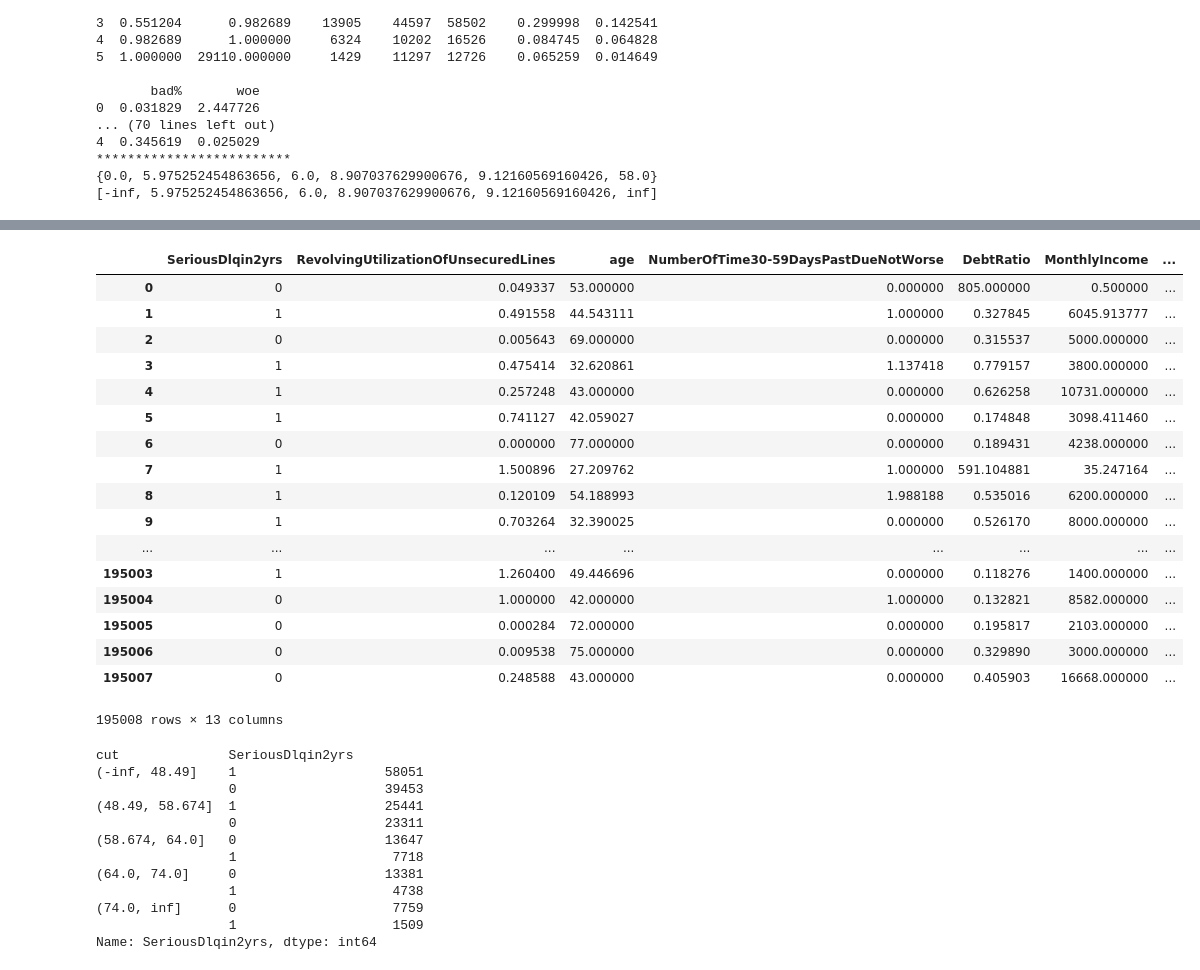
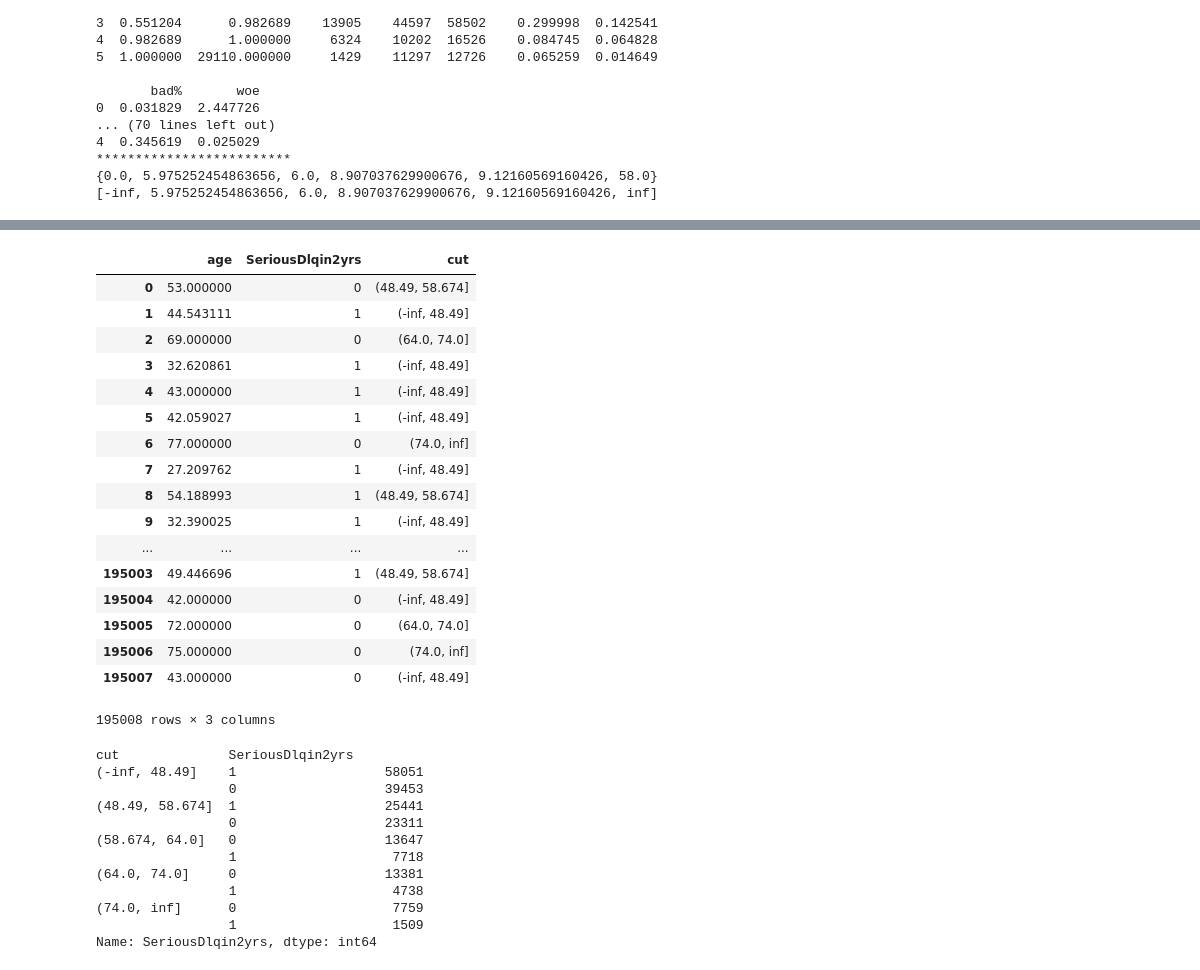
Before and after one commit to appbanana/MachineLearningAction, a Jupyter notebook: scikit-learn/逻辑回归/03-再次操作评分卡再续.ipynb, the cells around one changed output, grey strips where cells are left out. Saved outputs shown, nothing was run; the diff lists cells and outputs as text; code cells hidden in the pictures.

```diff
--- a/scikit-learn/逻辑回归/03-再次操作评分卡再续.ipynb
+++ b/scikit-learn/逻辑回归/03-再次操作评分卡再续.ipynb
@@ -457,30 +478,31 @@ RevolvingUtilizationOfUnsecuredLines
 # %%
 # 计算各箱的woe值并映射到数据中
 data = model_data.copy()
+data = data[['age', 'SeriousDlqin2yrs']].copy()
 # pd.cut, 可以根据已知的分箱间隔把数据分箱
 data['cut'] = pd.cut(data['age'],
                      [-np.inf, 48.489667249622286, 58.67420469903458, 64.0, 74.0, np.inf],
                     )
 data
 # %% [output]
-|  | SeriousDlqin2yrs | RevolvingUtilizationOfUnsecuredLines | age | NumberOfTime30-59DaysPastDueNotWorse | DebtRatio | MonthlyIncome | ... |
-| 0 | 0 | 0.049337 | 53.000000 | 0.000000 | 805.000000 | 0.500000 | ... |
-| 1 | 1 | 0.491558 | 44.543111 | 1.000000 | 0.327845 | 6045.913777 | ... |
-| 2 | 0 | 0.005643 | 69.000000 | 0.000000 | 0.315537 | 5000.000000 | ... |
-| 3 | 1 | 0.475414 | 32.620861 | 1.137418 | 0.779157 | 3800.000000 | ... |
-| 4 | 1 | 0.257248 | 43.000000 | 0.000000 | 0.626258 | 10731.000000 | ... |
-| 5 | 1 | 0.741127 | 42.059027 | 0.000000 | 0.174848 | 3098.411460 | ... |
-| 6 | 0 | 0.000000 | 77.000000 | 0.000000 | 0.189431 | 4238.000000 | ... |
-| 7 | 1 | 1.500896 | 27.209762 | 1.000000 | 591.104881 | 35.247164 | ... |
-| 8 | 1 | 0.120109 | 54.188993 | 1.988188 | 0.535016 | 6200.000000 | ... |
-| 9 | 1 | 0.703264 | 32.390025 | 0.000000 | 0.526170 | 8000.000000 | ... |
-| ... | ... | ... | ... | ... | ... | ... | ... |
-| 195003 | 1 | 1.260400 | 49.446696 | 0.000000 | 0.118276 | 1400.000000 | ... |
-| 195004 | 0 | 1.000000 | 42.000000 | 1.000000 | 0.132821 | 8582.000000 | ... |
-| 195005 | 0 | 0.000284 | 72.000000 | 0.000000 | 0.195817 | 2103.000000 | ... |
-| 195006 | 0 | 0.009538 | 75.000000 | 0.000000 | 0.329890 | 3000.000000 | ... |
-| 195007 | 0 | 0.248588 | 43.000000 | 0.000000 | 0.405903 | 16668.000000 | ... |
+|  | age | SeriousDlqin2yrs | cut |
+| 0 | 53.000000 | 0 | (48.49, 58.674] |
+| 1 | 44.543111 | 1 | (-inf, 48.49] |
+| 2 | 69.000000 | 0 | (64.0, 74.0] |
+| 3 | 32.620861 | 1 | (-inf, 48.49] |
+| 4 | 43.000000 | 1 | (-inf, 48.49] |
+| 5 | 42.059027 | 1 | (-inf, 48.49] |
+| 6 | 77.000000 | 0 | (74.0, inf] |
+| 7 | 27.209762 | 1 | (-inf, 48.49] |
+| 8 | 54.188993 | 1 | (48.49, 58.674] |
+| 9 | 32.390025 | 1 | (-inf, 48.49] |
+| ... | ... | ... | ... |
+| 195003 | 49.446696 | 1 | (48.49, 58.674] |
+| 195004 | 42.000000 | 0 | (-inf, 48.49] |
+| 195005 | 72.000000 | 0 | (64.0, 74.0] |
+| 195006 | 75.000000 | 0 | (74.0, inf] |
+| 195007 | 43.000000 | 0 | (-inf, 48.49] |
-195008 rows × 13 columns
+195008 rows × 3 columns
 # %%
 # 将数据按分箱结果聚合，并取出其中的标签值
 data.groupby('cut')['SeriousDlqin2yrs'].value_counts()
```
Also changed, not shown: parts of 17 cells of this notebook, 2 other files.
